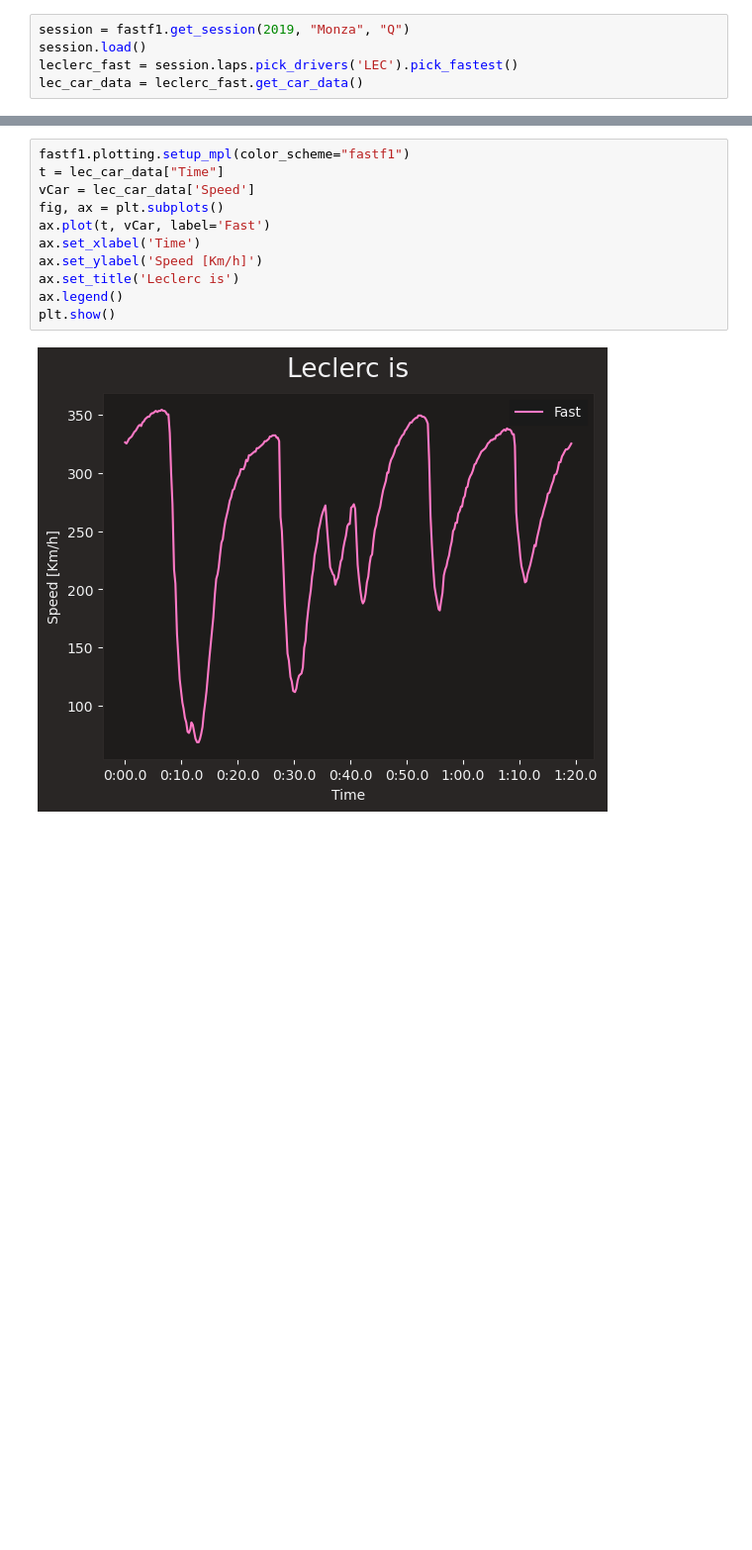
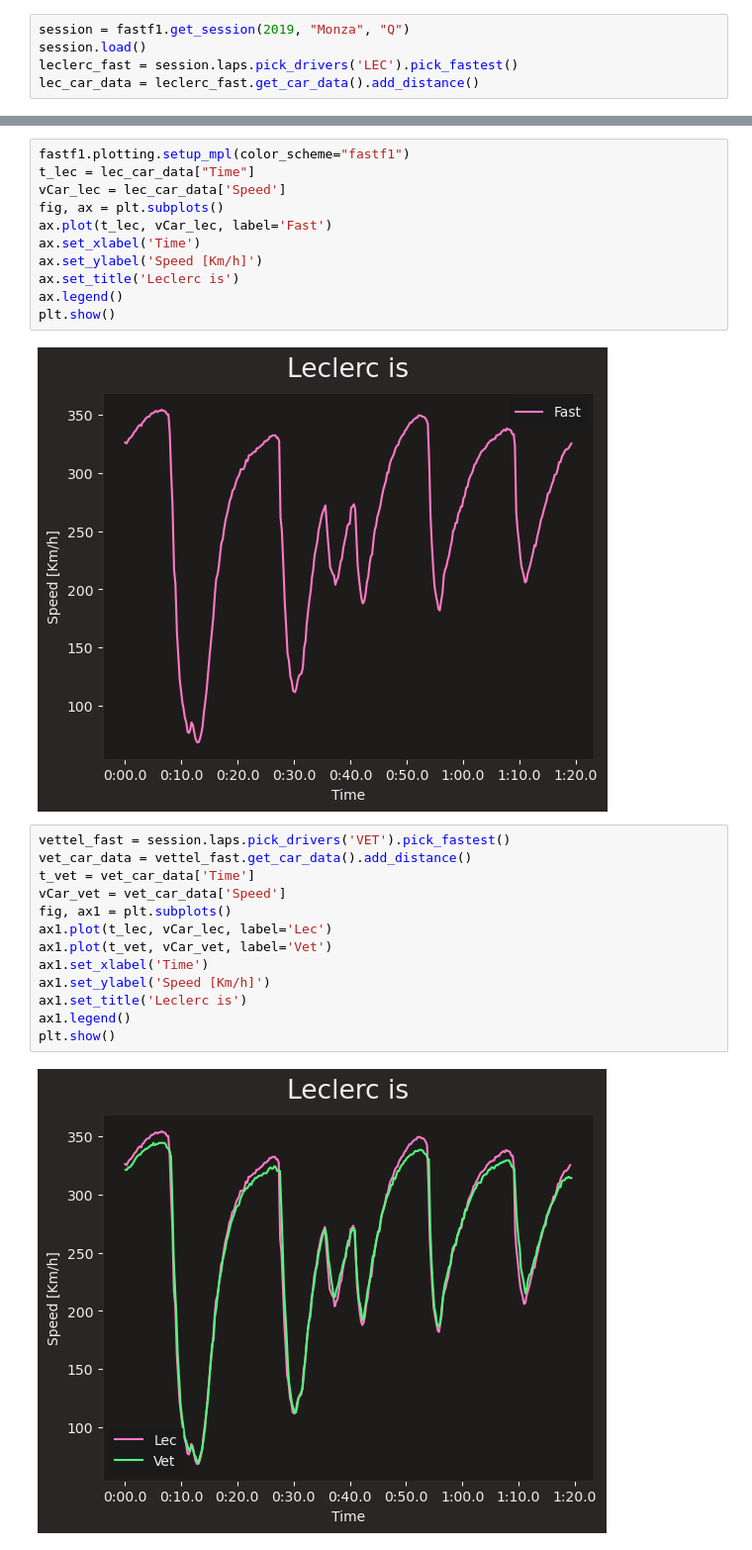
Before and after one commit to elijahmccauley/f1_tire_deg, a Jupyter notebook: FastF1Test.ipynb, the cells around one changed output, grey strips where cells are left out. Shown: that part at 99% size. Cells and saved outputs as stored; diff of their text form; blank space fills up the shorter version.

```diff
--- a/FastF1Test.ipynb
+++ b/FastF1Test.ipynb
@@ -7,5 +7,5 @@ import matplotlib.pyplot as plt
 session = fastf1.get_session(2019, "Monza", "Q")
 session.load()
 leclerc_fast = session.laps.pick_drivers('LEC').pick_fastest()
-lec_car_data = leclerc_fast.get_car_data()
+lec_car_data = leclerc_fast.get_car_data().add_distance()
 # %% [output]
@@ -28,10 +28,10 @@ req            INFO     Using cached data for race_control_messages
 core           INFO     Finished loading data for 20 drivers: ['16', '44', '77', '5', '3', '27', '55', '23', '18', '7', '99', '20', '26', '4', '10', '8', '11', '63', '88', '33']
 # %%
 fastf1.plotting.setup_mpl(color_scheme="fastf1")
-t = lec_car_data["Time"]
-vCar = lec_car_data['Speed']
+t_lec = lec_car_data["Time"]
+vCar_lec = lec_car_data['Speed']
 fig, ax = plt.subplots()
-ax.plot(t, vCar, label='Fast')
+ax.plot(t_lec, vCar_lec, label='Fast')
 ax.set_xlabel('Time')
 ax.set_ylabel('Speed [Km/h]')
 ax.set_title('Leclerc is')
@@ -39,3 +39,18 @@ ax.legend()
 plt.show()
 # %% [output]
 [figure]
+# %%
+vettel_fast = session.laps.pick_drivers('VET').pick_fastest()
+vet_car_data = vettel_fast.get_car_data().add_distance()
+t_vet = vet_car_data['Time']
+vCar_vet = vet_car_data['Speed']
+fig, ax1 = plt.subplots()
+ax1.plot(t_lec, vCar_lec, label='Lec')
+ax1.plot(t_vet, vCar_vet, label='Vet')
+ax1.set_xlabel('Time')
+ax1.set_ylabel('Speed [Km/h]')
+ax1.set_title('Leclerc is')
+ax1.legend()
+plt.show()
+# %% [output]
+[figure, added]
```
Also changed, not shown: parts of 1 cell of this notebook.
